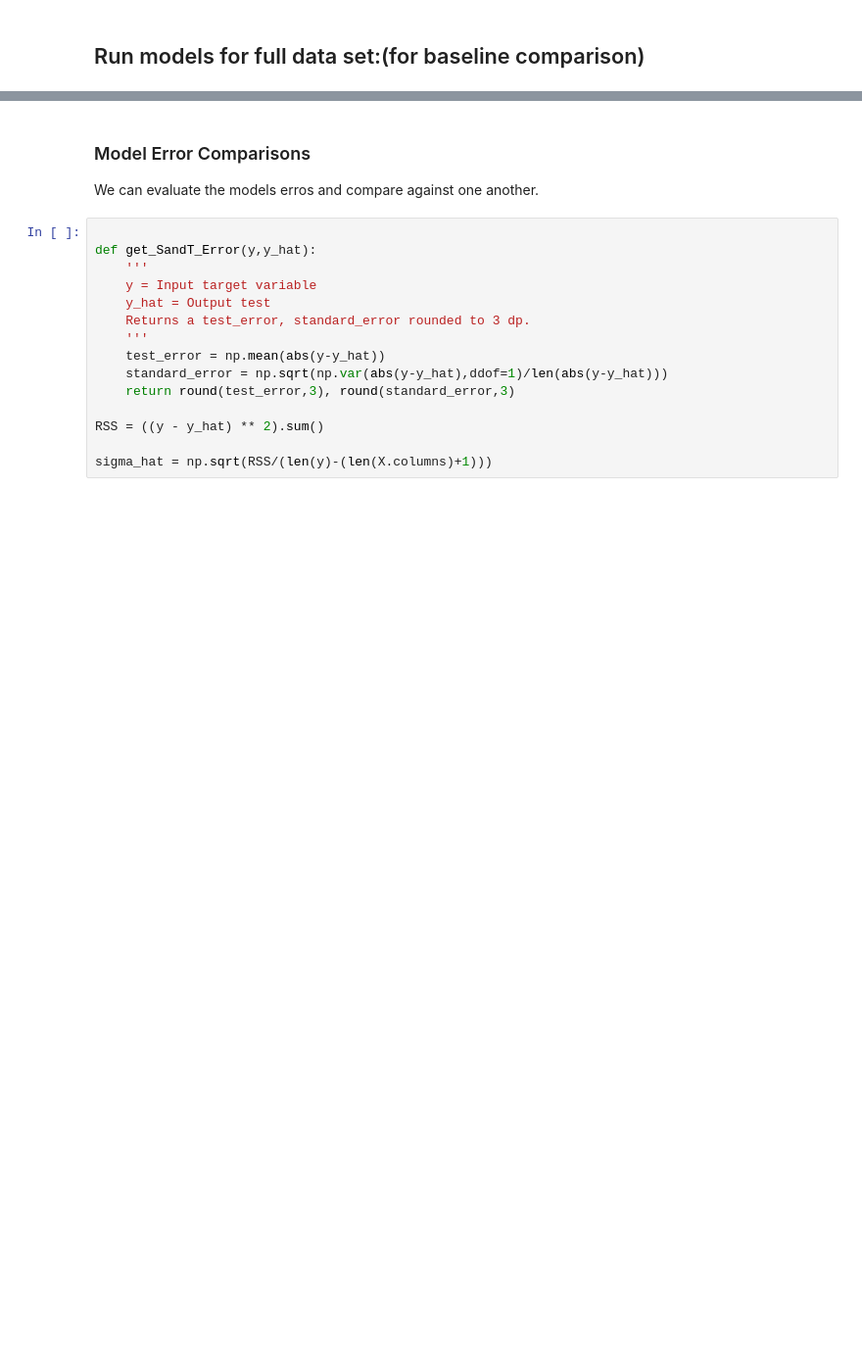
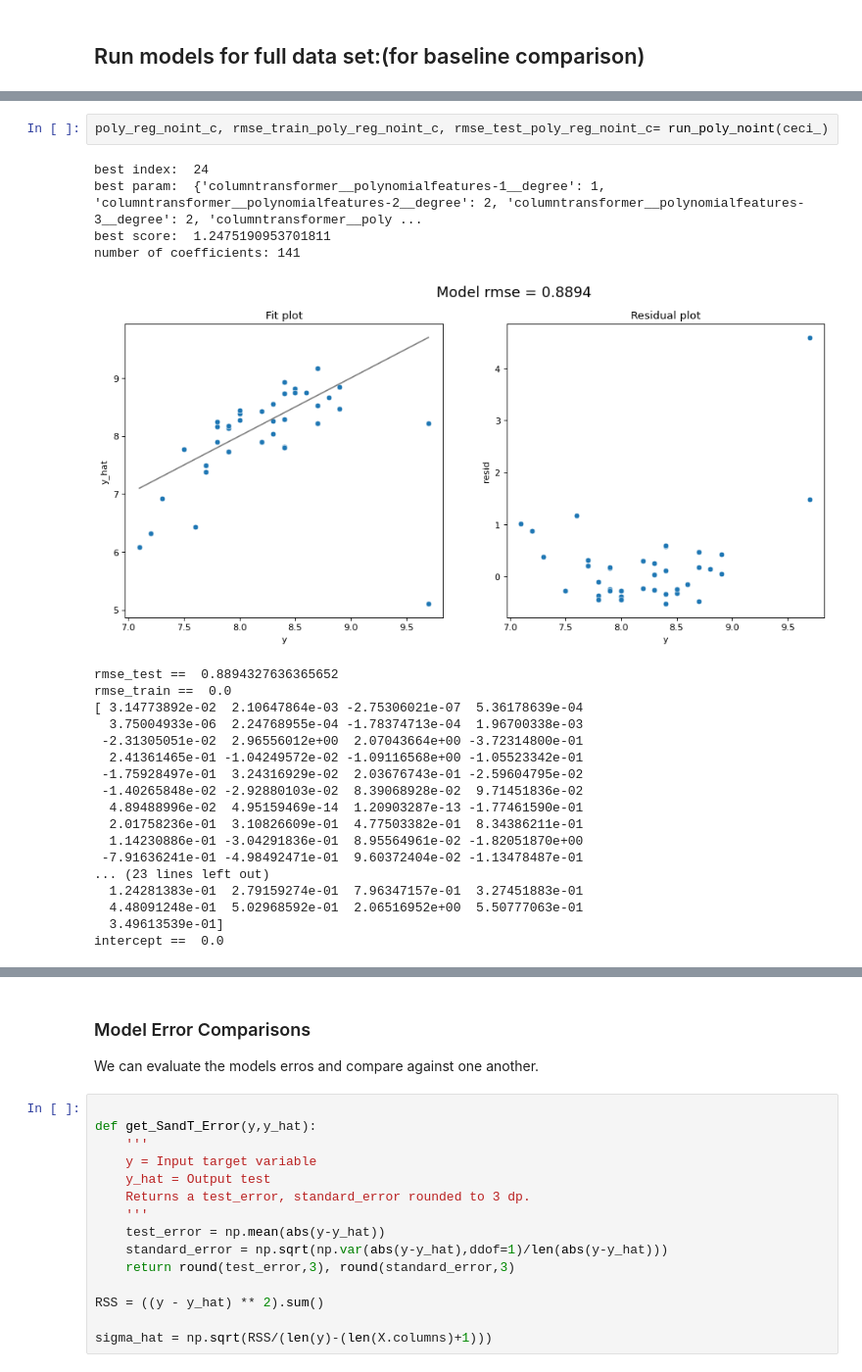
Before and after one commit to s2133934/ML_python_project1, a Jupyter notebook: project1.ipynb, the cells around one changed output, grey strips where cells are left out. Shown at 98% size. Cells and saved outputs as stored; diff of their text form; blank space fills up the shorter version.

```diff
--- a/project1.ipynb
+++ b/project1.ipynb
@@ -1217,0 +1013,25 @@ I commented them out to stop this happening :D so we can press run and it will b
+# %%
+poly_reg_noint_c, rmse_train_poly_reg_noint_c, rmse_test_poly_reg_noint_c= run_poly_noint(ceci_)
+# %% [output]
+best index:  24
+best param:  {'columntransformer__polynomialfeatures-1__degree': 1, 'columntransformer__polynomialfeatures-2__degree': 2, 'columntransformer__polynomialfeatures-3__degree': 2, 'columntransformer__poly ...
+best score:  1.2475190953701811
+number of coefficients: 141
+[figure, added]
+rmse_test ==  0.8894327636365652
+rmse_train ==  0.0
+[ 3.14773892e-02  2.10647864e-03 -2.75306021e-07  5.36178639e-04
+  3.75004933e-06  2.24768955e-04 -1.78374713e-04  1.96700338e-03
+ -2.31305051e-02  2.96556012e+00  2.07043664e+00 -3.72314800e-01
+  2.41361465e-01 -1.04249572e-02 -1.09116568e+00 -1.05523342e-01
+ -1.75928497e-01  3.24316929e-02  2.03676743e-01 -2.59604795e-02
+ -1.40265848e-02 -2.92880103e-02  8.39068928e-02  9.71451836e-02
+  4.89488996e-02  4.95159469e-14  1.20903287e-13 -1.77461590e-01
+  2.01758236e-01  3.10826609e-01  4.77503382e-01  8.34386211e-01
+  1.14230886e-01 -3.04291836e-01  8.95564961e-02 -1.82051870e+00
+ -7.91636241e-01 -4.98492471e-01  9.60372404e-02 -1.13478487e-01
+... (23 lines left out)
+  1.24281383e-01  2.79159274e-01  7.96347157e-01  3.27451883e-01
+  4.48091248e-01  5.02968592e-01  2.06516952e+00  5.50777063e-01
+  3.49613539e-01]
+intercept ==  0.0
```
Also changed, not shown: parts of 51 cells of this notebook, 1 other file.
